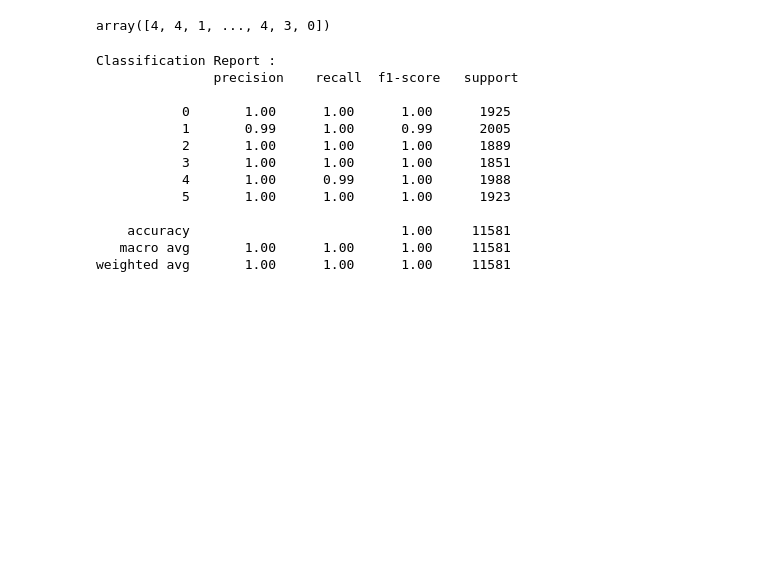
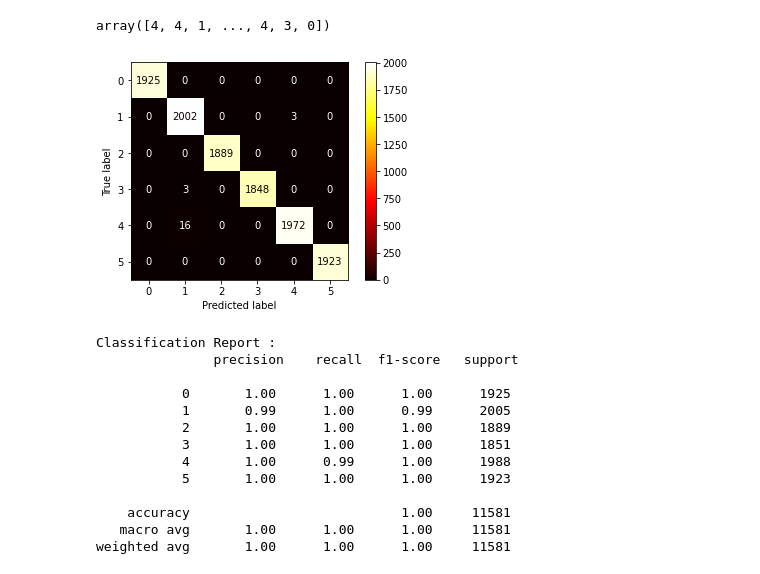
Before and after one commit to Maoelan/Predictive_Maintenance-Imbalanced_Multiclass, a Jupyter notebook: Predictive_Maintenance.ipynb, the cells around one changed output. Cells and saved outputs as stored; diff of their text form; code cells hidden in the pictures; blank space fills up the shorter version.

```diff
--- a/Predictive_Maintenance.ipynb
+++ b/Predictive_Maintenance.ipynb
@@ -145,6 +146,13 @@ rfc_pred = rfc.predict(x_test)
 rfc_pred
 # %% [output]
 array([4, 4, 1, ..., 4, 3, 0])
+# %%
+knn_cm = confusion_matrix(rfc_pred, y_test, labels=rfc.classes_)
+disp = ConfusionMatrixDisplay(confusion_matrix=knn_cm,display_labels=rfc.classes_)
+disp.plot(cmap=plt.cm.hot)
+plt.show()
+# %% [output]
+[figure, added]
 # %%
 print('Classification Report : \n', classification_report(rfc_pred, y_test))
 # %% [output]
```
Also changed, not shown: parts of 1 cell of this notebook.
